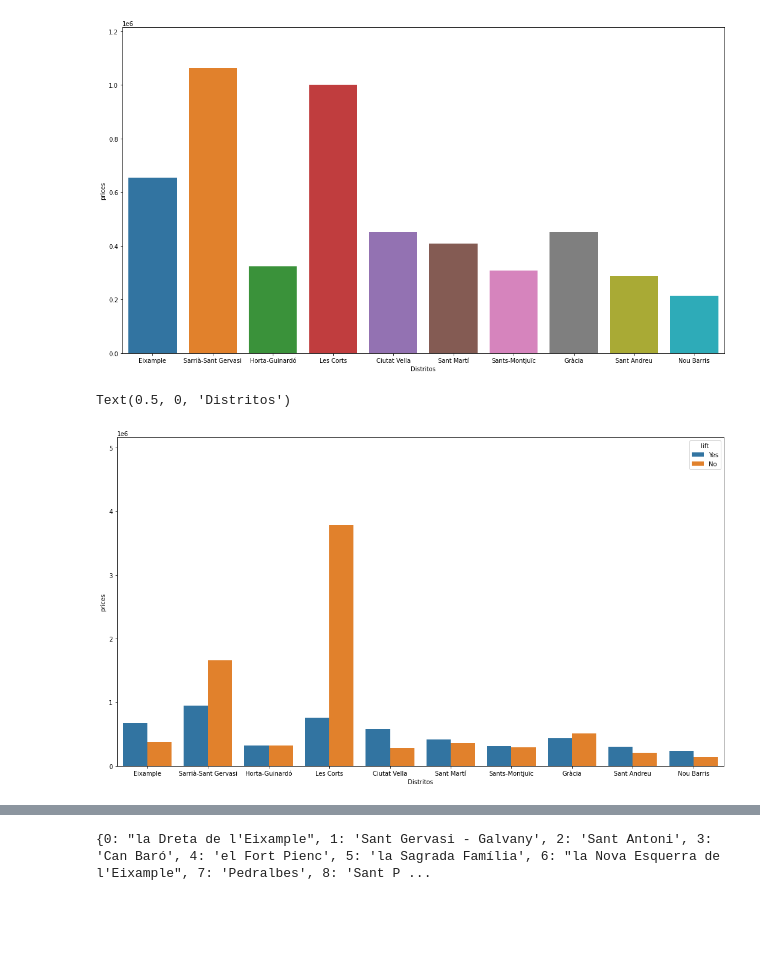
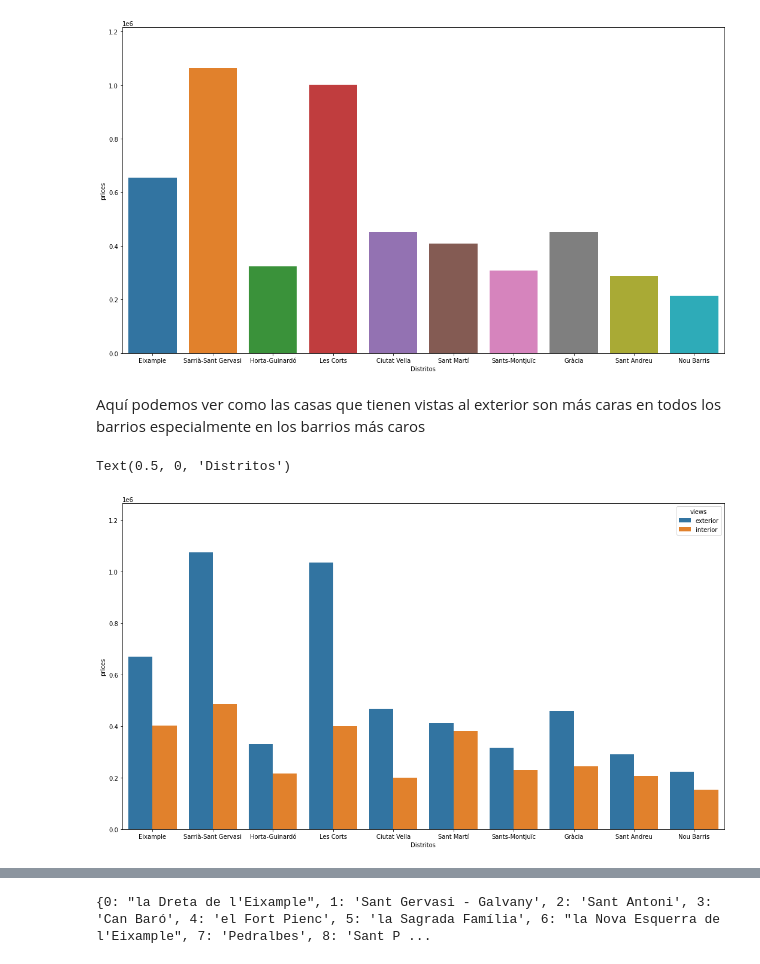
Before and after one commit to Fio-Deca/Vivienda_BCN, a Jupyter notebook: Casa_Barcelona_Estimacion.ipynb, the cells around one changed output, grey strips where cells are left out. Cells and saved outputs as stored; diff of their text form; code cells hidden in the pictures; blank space fills up the shorter version.

```diff
--- a/Casa_Barcelona_Estimacion.ipynb
+++ b/Casa_Barcelona_Estimacion.ipynb
@@ -36,10 +27,12 @@ plt.xlabel("Distritos")
 # %% [output]
 Text(0.5, 0, 'Distritos')
 [figure]
+# %% [markdown]
+Aquí podemos ver como las casas que tienen vistas al exterior son más caras en todos los barrios especialmente en los barrios más caros
 # %%
 plt.figure(figsize=(18,10))
-sns.barplot(data=df,x='district',y='prices',errwidth=0,hue='lift')
+sns.barplot(data=df,x='district',y='prices',errwidth=0,hue='views')
 plt.xlabel("Distritos")
 # %% [output]
 Text(0.5, 0, 'Distritos')
-[figure, old version]
+[figure, new version]
```
Also changed, not shown: parts of 9 cells of this notebook.
